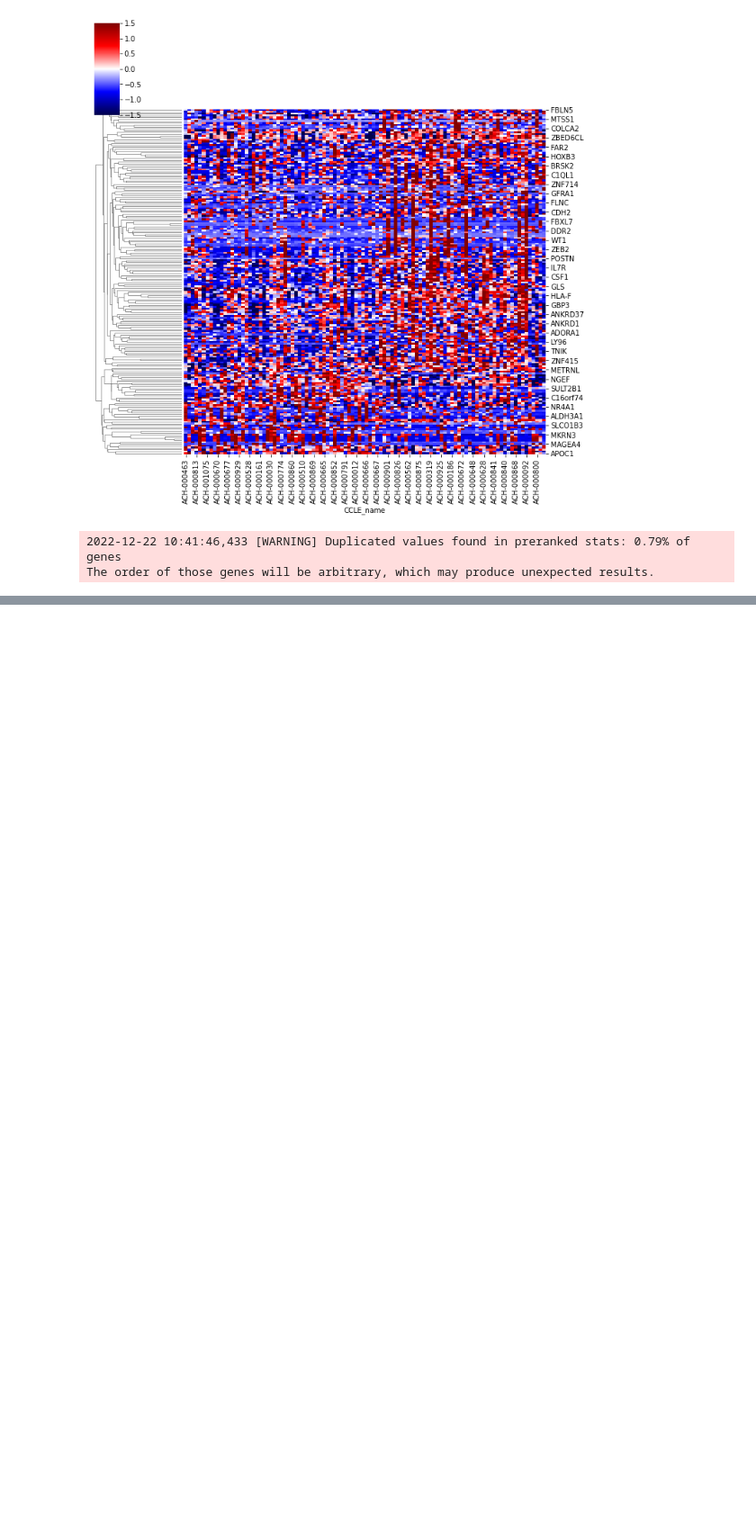
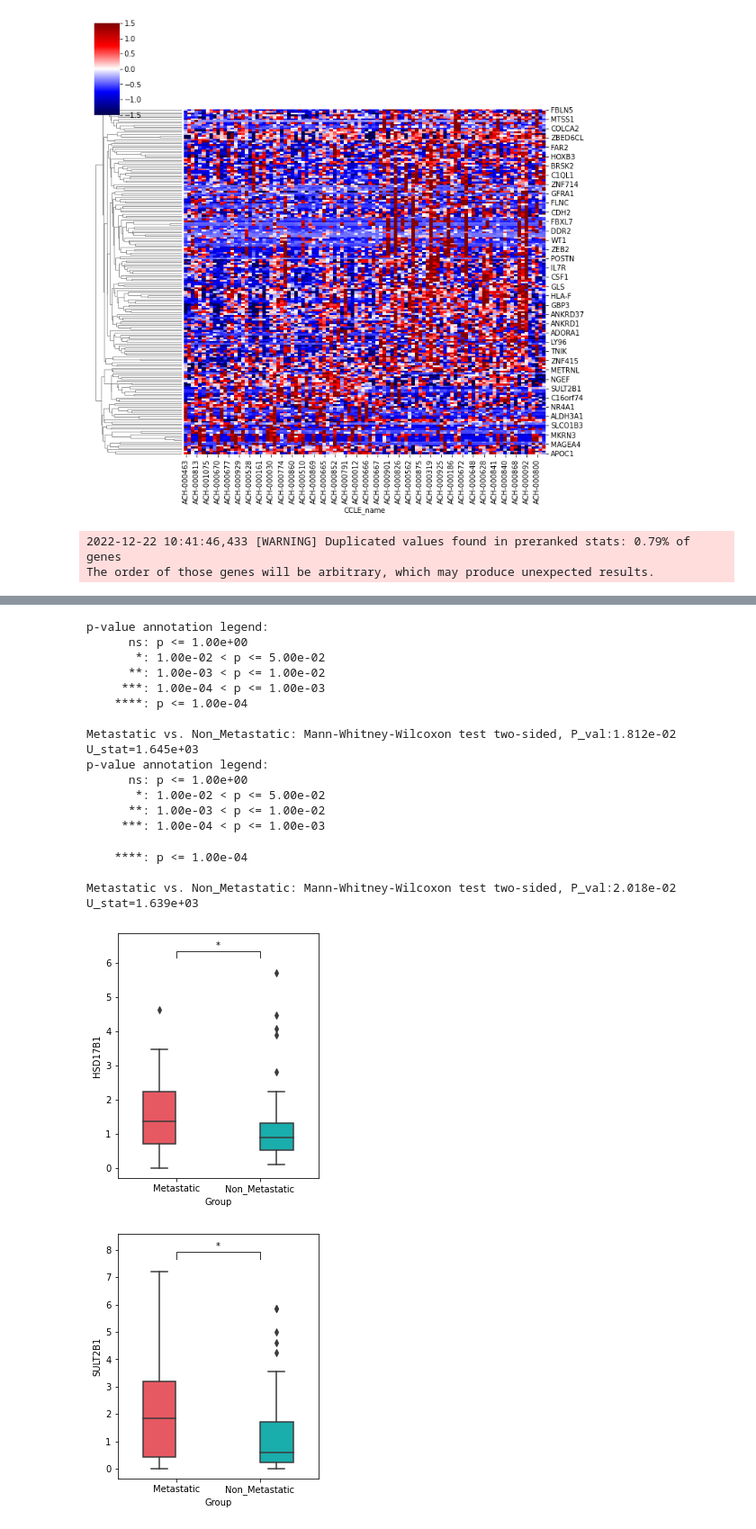
Before and after one commit to zwj0220/The-final-project-by-group1, a Jupyter notebook: main analysis.ipynb, the cells around one changed output, grey strips where cells are left out. Shown at 90% size. Saved outputs shown, nothing was run; the diff lists cells and outputs as text; code cells hidden in the pictures; blank space fills up the shorter version.

```diff
--- a/main analysis.ipynb
+++ b/main analysis.ipynb
@@ -182,0 +314,23 @@ tf_lung=tf_lung
+# %%
+#绘制甲羟戊酸途径下游两个关键基因的boxplot
+pic_gene('HSD17B1',CCLE_metmap500MP_lung,CCLE_TPM_lung)
+pic_gene('SULT2B1',CCLE_metmap500MP_lung,CCLE_TPM_lung)
+# %% [output]
+p-value annotation legend:
+      ns: p <= 1.00e+00
+       *: 1.00e-02 < p <= 5.00e-02
+      **: 1.00e-03 < p <= 1.00e-02
+     ***: 1.00e-04 < p <= 1.00e-03
+    ****: p <= 1.00e-04
+
+Metastatic vs. Non_Metastatic: Mann-Whitney-Wilcoxon test two-sided, P_val:1.812e-02 U_stat=1.645e+03
+p-value annotation legend:
+      ns: p <= 1.00e+00
+       *: 1.00e-02 < p <= 5.00e-02
+      **: 1.00e-03 < p <= 1.00e-02
+     ***: 1.00e-04 < p <= 1.00e-03
+    ****: p <= 1.00e-04
+
+Metastatic vs. Non_Metastatic: Mann-Whitney-Wilcoxon test two-sided, P_val:2.018e-02 U_stat=1.639e+03
+[figure, added]
+[figure, added]
```
Also changed, not shown: parts of 27 cells of this notebook, 2 other files.
